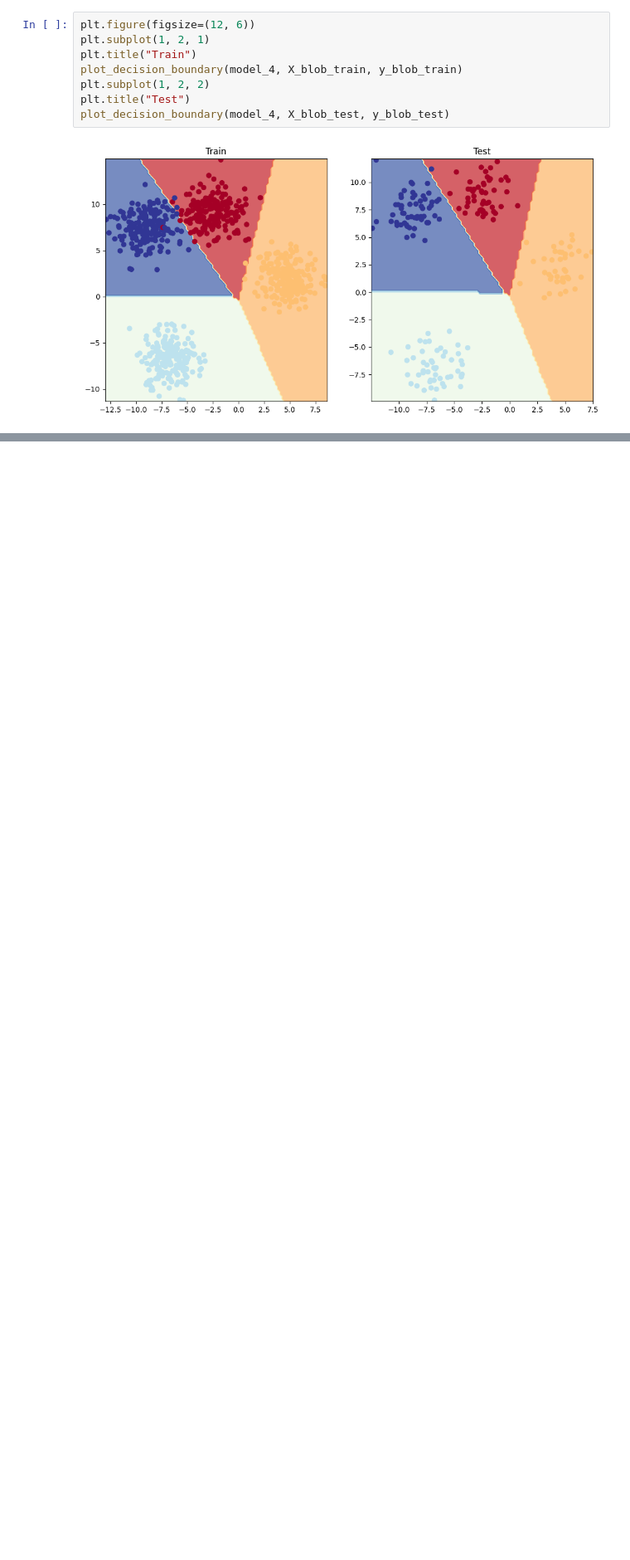
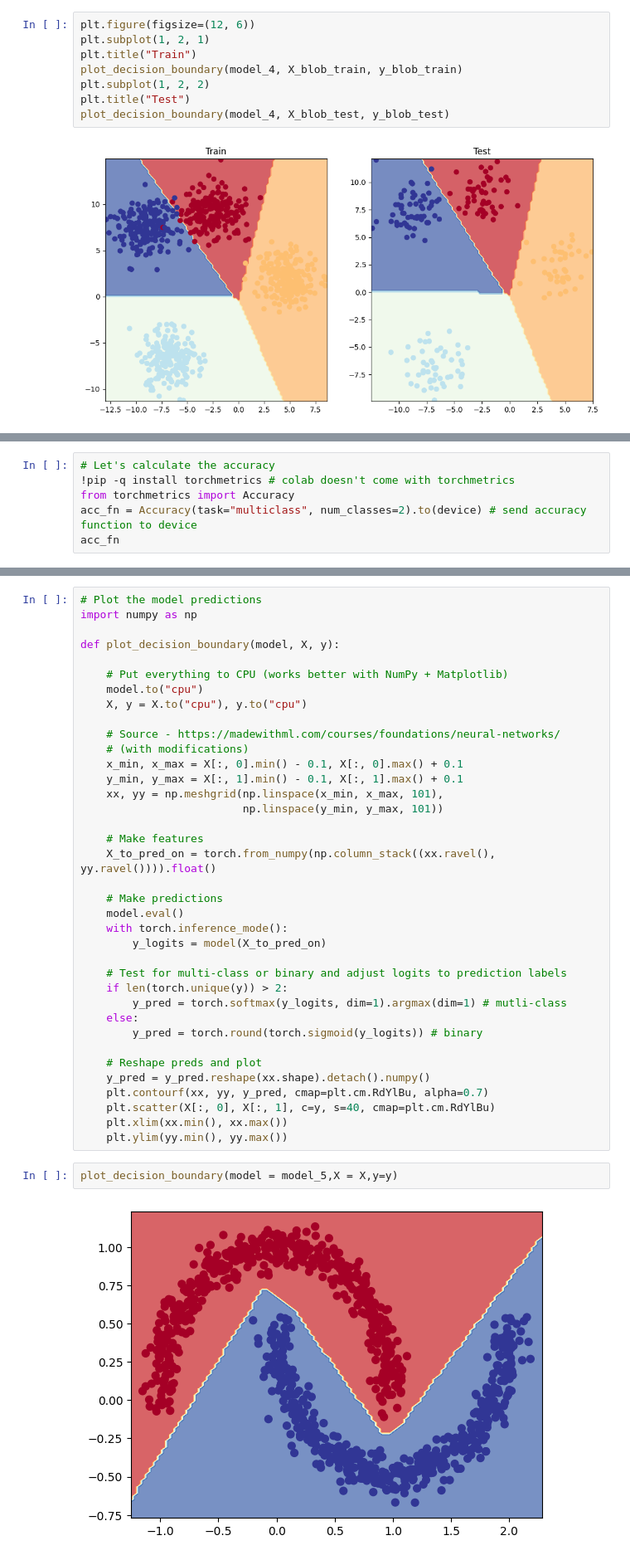
Before and after one commit to notakshitgoyal/neural_network_classification, a Jupyter notebook: neural_network_classification.ipynb, the cells around one changed output, grey strips where cells are left out. Shown at 83% size. Cells and saved outputs as stored; diff of their text form; blank space fills up the shorter version.

```diff
--- a/neural_network_classification.ipynb
+++ b/neural_network_classification.ipynb
@@ -788,0 +904,6 @@ plot_decision_boundary(model_4, X_blob_test, y_blob_test)
+# %%
+# Let's calculate the accuracy
+!pip -q install torchmetrics # colab doesn't come with torchmetrics
+from torchmetrics import Accuracy
+acc_fn = Accuracy(task="multiclass", num_classes=2).to(device) # send accuracy function to device
+acc_fn
@@ -788,0 +981,41 @@ plot_decision_boundary(model_4, X_blob_test, y_blob_test)
+# %%
+# Plot the model predictions
+import numpy as np
+
+def plot_decision_boundary(model, X, y):
+
+    # Put everything to CPU (works better with NumPy + Matplotlib)
+    model.to("cpu")
+    X, y = X.to("cpu"), y.to("cpu")
+
+    # Source - https://madewithml.com/courses/foundations/neural-networks/
+    # (with modifications)
+    x_min, x_max = X[:, 0].min() - 0.1, X[:, 0].max() + 0.1
+    y_min, y_max = X[:, 1].min() - 0.1, X[:, 1].max() + 0.1
+    xx, yy = np.meshgrid(np.linspace(x_min, x_max, 101),
+                         np.linspace(y_min, y_max, 101))
+
+    # Make features
+    X_to_pred_on = torch.from_numpy(np.column_stack((xx.ravel(), yy.ravel()))).float()
+
+    # Make predictions
+    model.eval()
+    with torch.inference_mode():
+        y_logits = model(X_to_pred_on)
+
+    # Test for multi-class or binary and adjust logits to prediction labels
+    if len(torch.unique(y)) > 2:
+        y_pred = torch.softmax(y_logits, dim=1).argmax(dim=1) # mutli-class
+    else:
+        y_pred = torch.round(torch.sigmoid(y_logits)) # binary
+
+    # Reshape preds and plot
+    y_pred = y_pred.reshape(xx.shape).detach().numpy()
+    plt.contourf(xx, yy, y_pred, cmap=plt.cm.RdYlBu, alpha=0.7)
+    plt.scatter(X[:, 0], X[:, 1], c=y, s=40, cmap=plt.cm.RdYlBu)
+    plt.xlim(xx.min(), xx.max())
+    plt.ylim(yy.min(), yy.max())
+# %%
+plot_decision_boundary(model = model_5,X = X,y=y)
+# %% [output]
+[figure, added]
```
Also changed, not shown: parts of 11 cells of this notebook.
